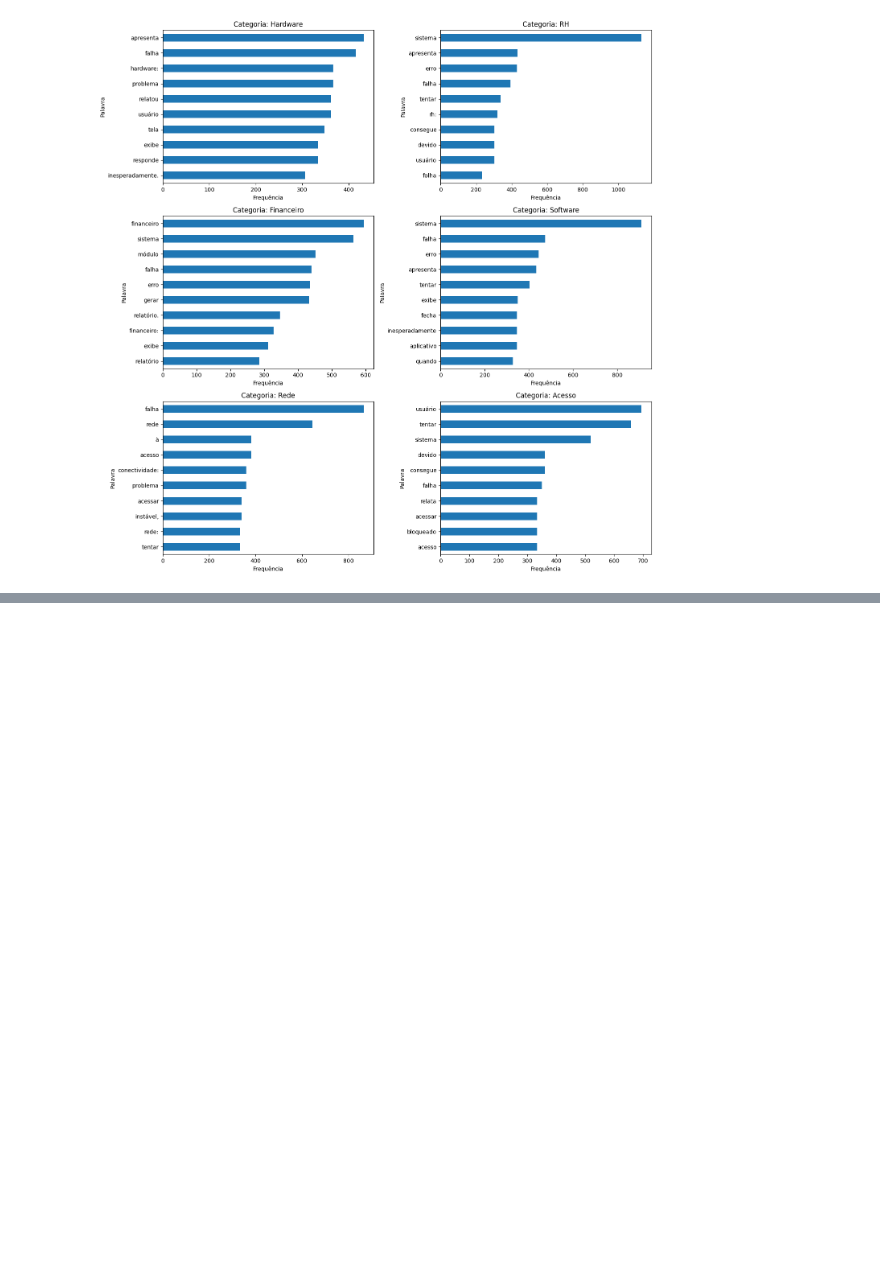
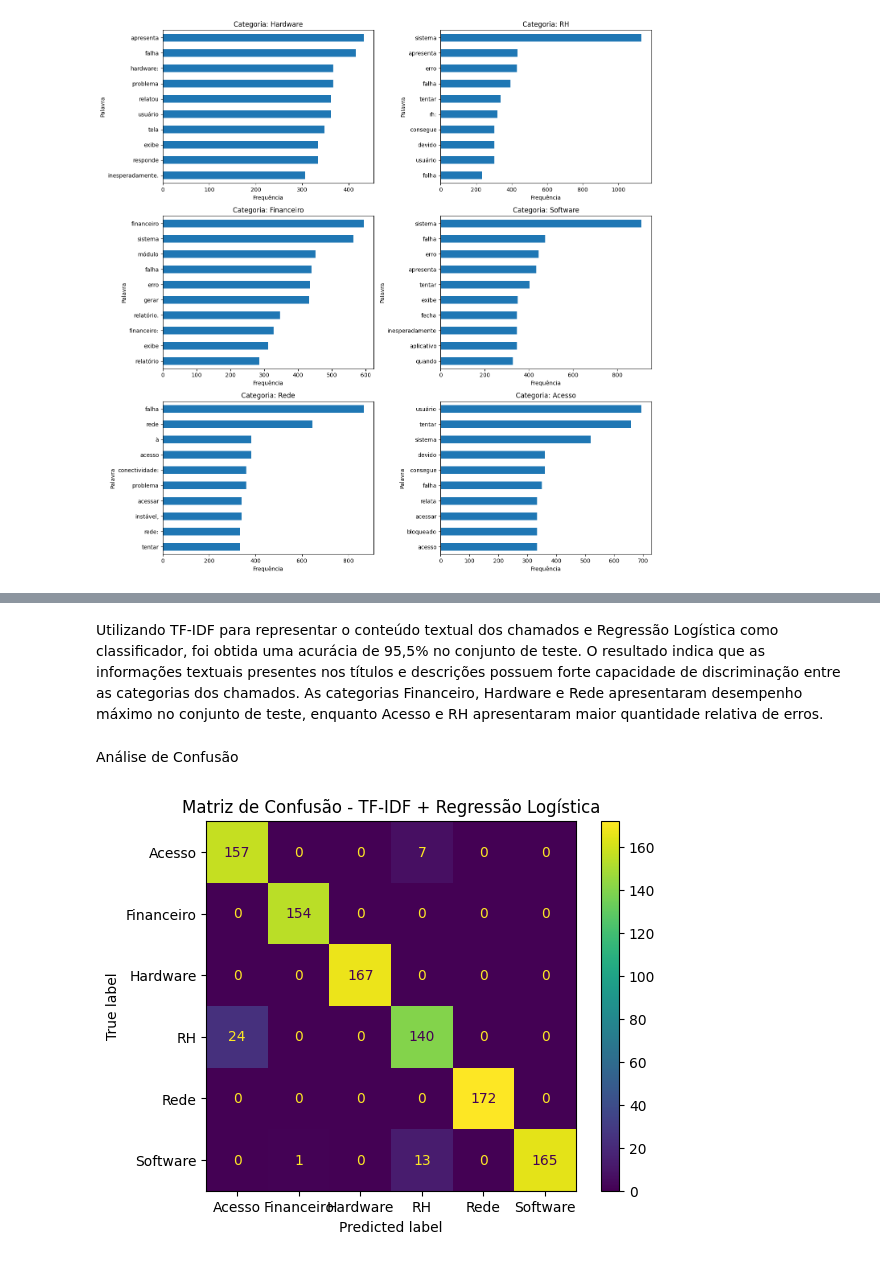
Before and after one commit to AndreyFernandes-NP/ProjetoIntegrador-II, a Jupyter notebook: notebooks/Análise_Exploratória.ipynb, the cells around one changed output, grey strips where cells are left out. Saved outputs shown, nothing was run; the diff lists cells and outputs as text; code cells hidden in the pictures; blank space fills up the shorter version.

```diff
--- a/notebooks/Análise_Exploratória.ipynb
+++ b/notebooks/Análise_Exploratória.ipynb
@@ -618,0 +702,25 @@ plt.show()
+# %%
+from sklearn.model_selection import train_test_split
+from sklearn.linear_model import LogisticRegression
+from sklearn.metrics import accuracy_score, classification_report
+
+X = tfidf_matrix
+y = df['target_category']
+
+X_train, X_test, y_train, y_test = train_test_split(
+    X,
+    y,
+    test_size=0.2,
+    random_state=42,
+    stratify=y
+)
+
+modelo = LogisticRegression(max_iter=1000)
+
+modelo.fit(X_train, y_train)
+
+y_pred = modelo.predict(X_test)
+
+print("Acurácia:", accuracy_score(y_test, y_pred))
+
+print(classification_report(y_test, y_pred))
@@ -618,0 +741,20 @@ plt.show()
+# %% [markdown]
+Utilizando TF-IDF para representar o conteúdo textual dos chamados e Regressão Logística como classificador, foi obtida uma acurácia de 95,5% no conjunto de teste. O resultado indica que as informações textuais presentes nos títulos e descrições possuem forte capacidade de discriminação entre as categorias dos chamados. As categorias Financeiro, Hardware e Rede apresentaram desempenho máximo no conjunto de teste, enquanto Acesso e RH apresentaram maior quantidade relativa de erros.
+# %% [markdown]
+Análise de Confusão
+# %%
+from sklearn.metrics import confusion_matrix, ConfusionMatrixDisplay
+import matplotlib.pyplot as plt
+
+cm = confusion_matrix(y_test, y_pred)
+
+disp = ConfusionMatrixDisplay(
+    confusion_matrix=cm,
+    display_labels=modelo.classes_
+)
+
+disp.plot()
+plt.title("Matriz de Confusão - TF-IDF + Regressão Logística")
+plt.show()
+# %% [output]
+[figure, added]
```
Also changed, not shown: parts of 6 cells of this notebook, 1 other file.
